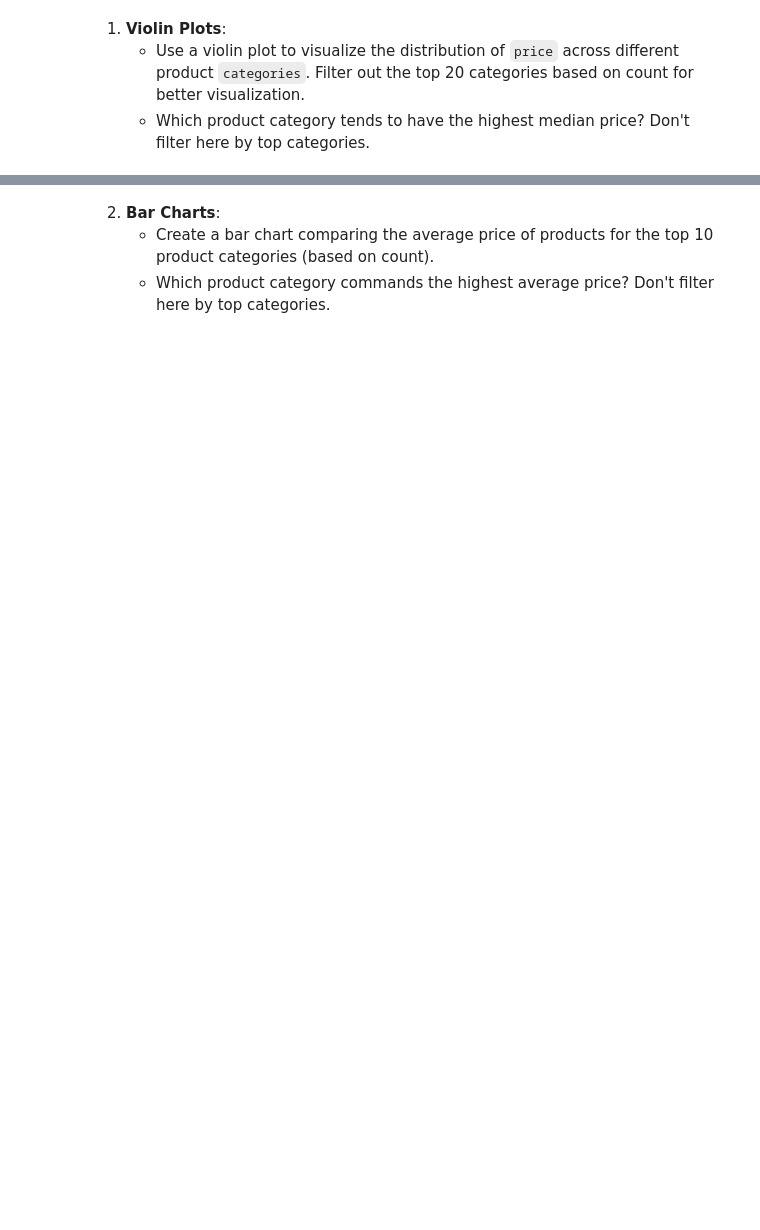
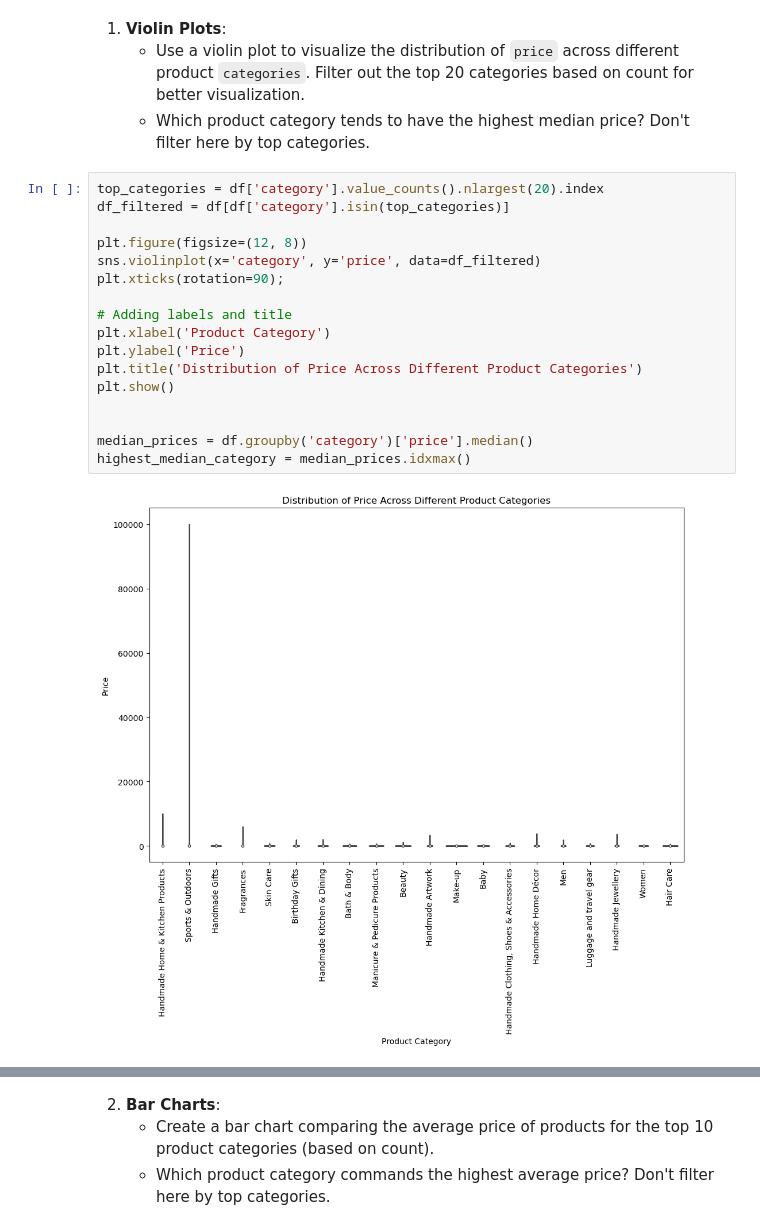
Before and after one commit to baonline/lab-eda-bivariate, a Jupyter notebook: lab_eda_bivariate.ipynb, the cells around one changed output, grey strips where cells are left out. Saved outputs shown, nothing was run; the diff lists cells and outputs as text; blank space fills up the shorter version.

```diff
--- a/lab_eda_bivariate.ipynb
+++ b/lab_eda_bivariate.ipynb
@@ -68,3 +121,22 @@ best_catergories =
 1. **Violin Plots**:
     - Use a violin plot to visualize the distribution of `price` across different product `categories`. Filter out the top 20 categories based on count for better visualization.
     - Which product category tends to have the highest median price? Don't filter here by top categories.
+# %%
+top_categories = df['category'].value_counts().nlargest(20).index
+df_filtered = df[df['category'].isin(top_categories)]
+
+plt.figure(figsize=(12, 8))
+sns.violinplot(x='category', y='price', data=df_filtered)
+plt.xticks(rotation=90);
+
+# Adding labels and title
+plt.xlabel('Product Category')
+plt.ylabel('Price')
+plt.title('Distribution of Price Across Different Product Categories')
+plt.show()
+
+
+median_prices = df.groupby('category')['price'].median()
+highest_median_category = median_prices.idxmax()
+# %% [output]
+[figure, added]
```
Also changed, not shown: parts of 13 cells of this notebook.
